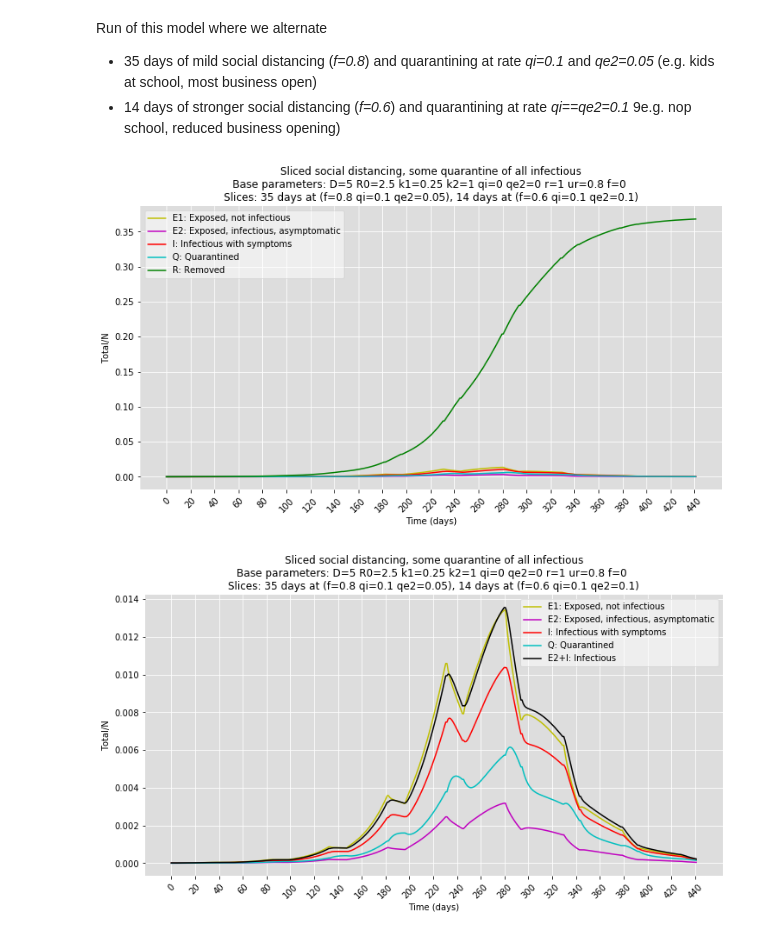
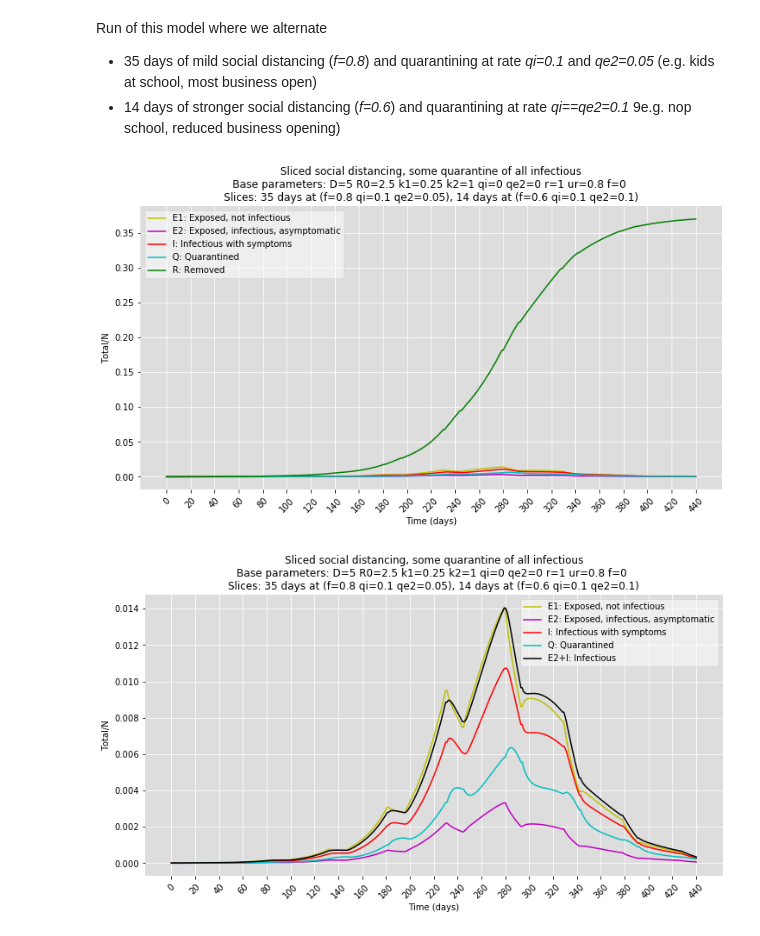
Before and after one commit to bcCOVID-19group/SIR-model-with-interventions, a Jupyter notebook: SEIQR-CNV.ipynb, the cells around one changed output. Cells and saved outputs as stored; diff of their text form; code cells hidden in the pictures.

```diff
--- a/SEIQR-CNV.ipynb
+++ b/SEIQR-CNV.ipynb
@@ -39,7 +39,7 @@ def plot_outbreak(data,N,maxt,fs,ticlen,title,plotCompartments=plotDefault):
     fig = plt.figure(facecolor='w',figsize=fs)
     ax  = fig.add_subplot(111, facecolor='#dddddd')
 
-    t = np.linspace(0, maxt, maxt)
+    t = np.linspace(0, maxt, maxt+1)
     for cmpt in Compartments:
         if plotCompartments[cmpt]:
             ax.plot(t, data[cmpt]/N, plotColors[cmpt],label=plotLegend[cmpt])
@@ -250,10 +250,8 @@ def run_SEIQR_sd_model_sliced(init,p,slices):
 
     YS,YE1,YE2,YI,YQ,YR        = [],[],[],[],[],[]
     YSd,YE1d,YE2d,YId,YQd,YRd  = [],[],[],[],[],[]
-    maxt = 0
     for (d,f,qi,qe2) in slices:
-        maxt += d
-        t     = np.linspace(0,d+1,d+1)
+        t = np.linspace(0,d,d+1)
         p_current = p.copy()
         p_current['f']   = f
         p_current['qi']  = qi
@@ -283,26 +281,27 @@ Run of this model where we alternate
 # %%
 parameters_sd_4 = {'D':5,'R0':2.5,'k1':0.25,'k2':1,'qi':0,'qe2':0,'r':1,'ur':0.8,'f':0}
 slices_4 = []
 maxt4 = 0
 for i in range(9):
     slices_4.append((35,0.8,0.1,0.05))
     slices_4.append((14,0.6,0.1,0.1))
     maxt4+=35+14
+maxt4-=1
 
 init4 = init1.copy()
 
 results_sd_4 = run_SEIQR_sd_model_sliced(init4,parameters_sd_4,slices_4)
 
 title4 = 'Sliced social distancing, some quarantine of all infectious\n'
 title4 += 'Base parameters: '+format_parameters_dictionary(parameters_sd_4)+'\n'
 title4 += 'Slices: 35 days at (f=0.8 qi=0.1 qe2=0.05), 14 days at (f=0.6 qi=0.1 qe2=0.1)'
 plotCompartments4 = plotDefault.copy()
 plotCompartments4['S']=False
 plot_outbreak(results_sd_4,init4['N'],maxt4,fsDefault,20,title4,plotCompartments4)
 
 plotCompartments4['R']=False
 plotCompartments4['E2I']=True
 plot_outbreak(results_sd_4,init4['N'],maxt4,fsDefault,20,title4,plotCompartments4)
 # %% [output]
-[figure, old version]
+[figure, new version]
-[figure, old version]
+[figure, new version]
```
Also changed, not shown: parts of 2 cells of this notebook.
